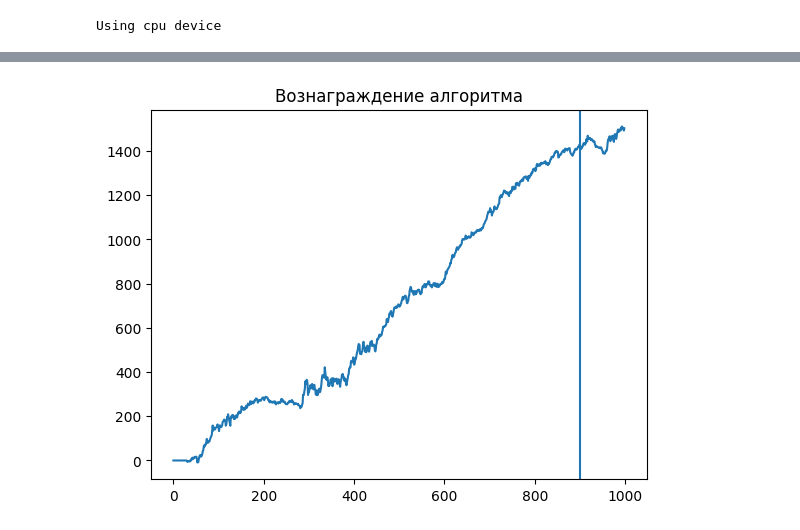
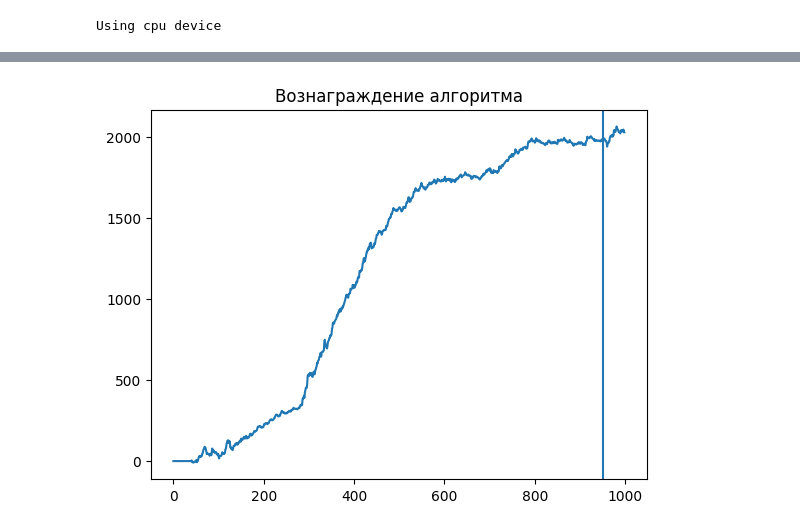
Before and after one commit to alexkalitenko125/ML_for_finance, a Jupyter notebook: RL_finance.ipynb, the cells around one changed output, grey strips where cells are left out. Drawn from its saved outputs; the diff is of its cells as text; code cells hidden in the pictures.

```diff
--- a/RL_finance.ipynb
+++ b/RL_finance.ipynb
@@ -148,9 +150,9 @@ class BuyHoldSellAgent:
         self.model = Net(state_shape, action_shape)
 
         # Создадим функцию ошибки
-        self.criterion = nn.L1Loss()
+        self.criterion = nn.MSELoss()
         # Добавим оптимизатор
-        self.optimizer = torch.optim.AdamW(self.model.parameters(), lr=0.001)
+        self.optimizer = torch.optim.Adam(self.model.parameters(), lr=0.001)
 
     def save_experience(self, current_state, action, reward, next_state):
         """Метод для сохранения предудыщих данных эксперимента"""
@@ -213,28 +215,28 @@ class BuyHoldSellAgent:
 # Количество эпох обучения
 epochs = 500
 # Коэф. значимости награды на шаг вперед
-gamma = 0.99
+gamma = 0.9
 # Количество эпох обучения
 epsilon = 0.95
 # %%
 # Размер датасета
 DATASET_LENGTH = len(df['Close'])
 # Размер окна из которого будут браться предыдущие данные
-WINDOW_SHAPE = 30
+WINDOW_SHAPE = 40
 # Шаг предыдущих данных
 REWARD_TIME = 1
 # Число доступных действий
 ACTIONS_SHAPE = 2
 # Размер выборки
-SAMPLE_SIZE = 30
+SAMPLE_SIZE = 100
 # %%
 action_to_backtest_action = {
     1: 1,  # покупаем
     0: -1,  # продаем
 }
 # %%
-train_dataset = np.array(df['Close'][:-100])
-test_dataset = np.array(df['Close'][-100:])
+train_dataset = np.array(df['Close'][:-50])
+test_dataset = np.array(df['Close'][-50:])
 # %%
 # Прописываем новую среду и передаем данные о закрытии цены
 environment = Environment(train_dataset, test_dataset, normalize = False, noise = False)
@@ -333,18 +335,18 @@ plt.show()
 # %%
  # Составляем график доходов. Сделаем фрейм формата Цена/Сигнал
 backtest = pd.DataFrame({
     'price': environment.data.flatten(),
     # Первые 5 сигналов отсутствуют, мы должны расширить данные
     # и добавить дополнительные 5 элементов в начало с сигналом 0
     'signal': [0] * WINDOW_SHAPE + actions
 })
 # Получаем производные цен и делаем сдвиг
 backtest['price_diff'] = backtest['price'].diff().shift(-1)
 # Суммируем доходы и выводим график
 (backtest['price_diff'] * backtest['signal']).cumsum().plot()
 plt.title('Вознаграждение алгоритма')
 
-plt.axvline(x=900)
+plt.axvline(x=950)
 plt.show()
 # %% [output]
-[figure, old version]
+[figure, new version]
```
Also changed, not shown: parts of 7 cells of this notebook.
